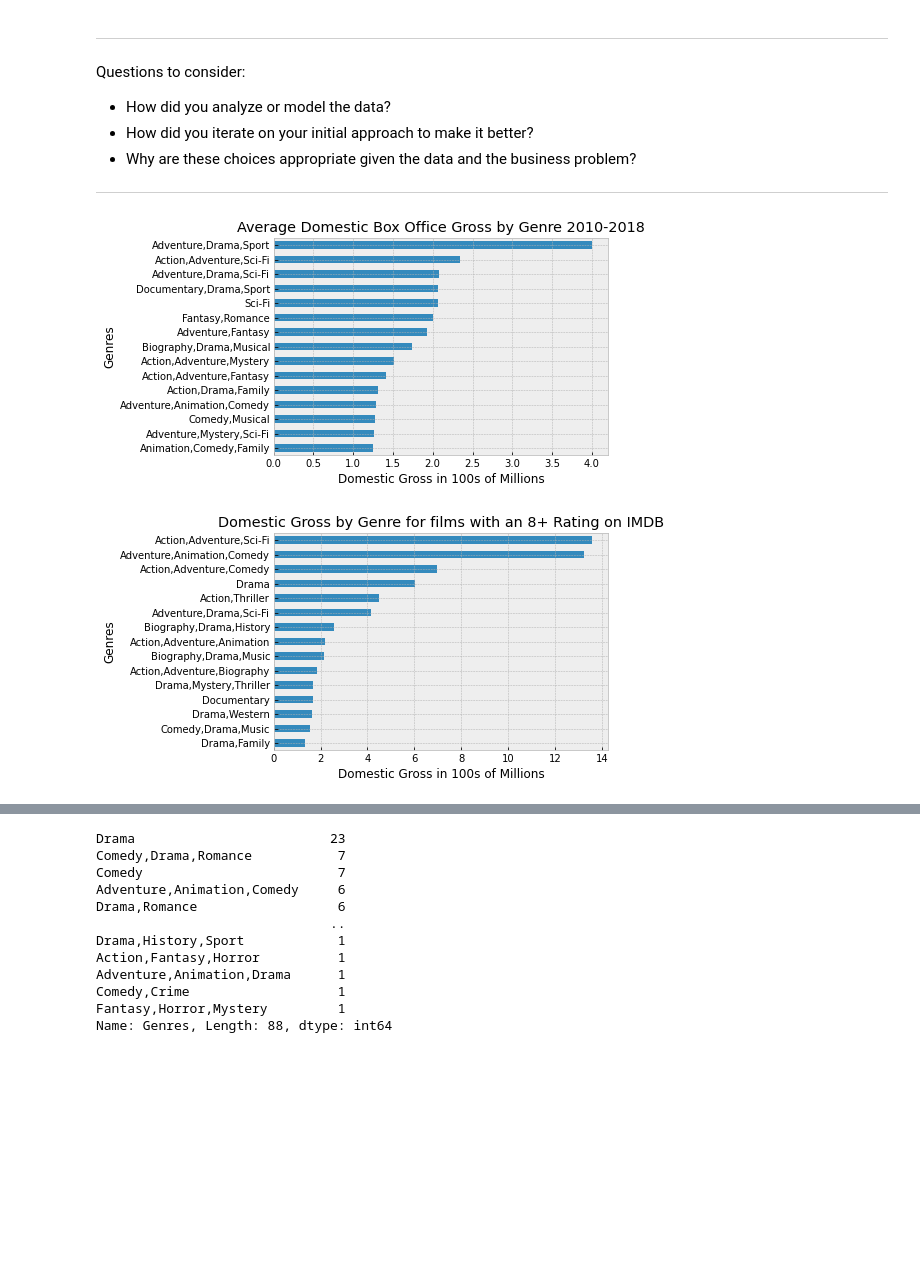
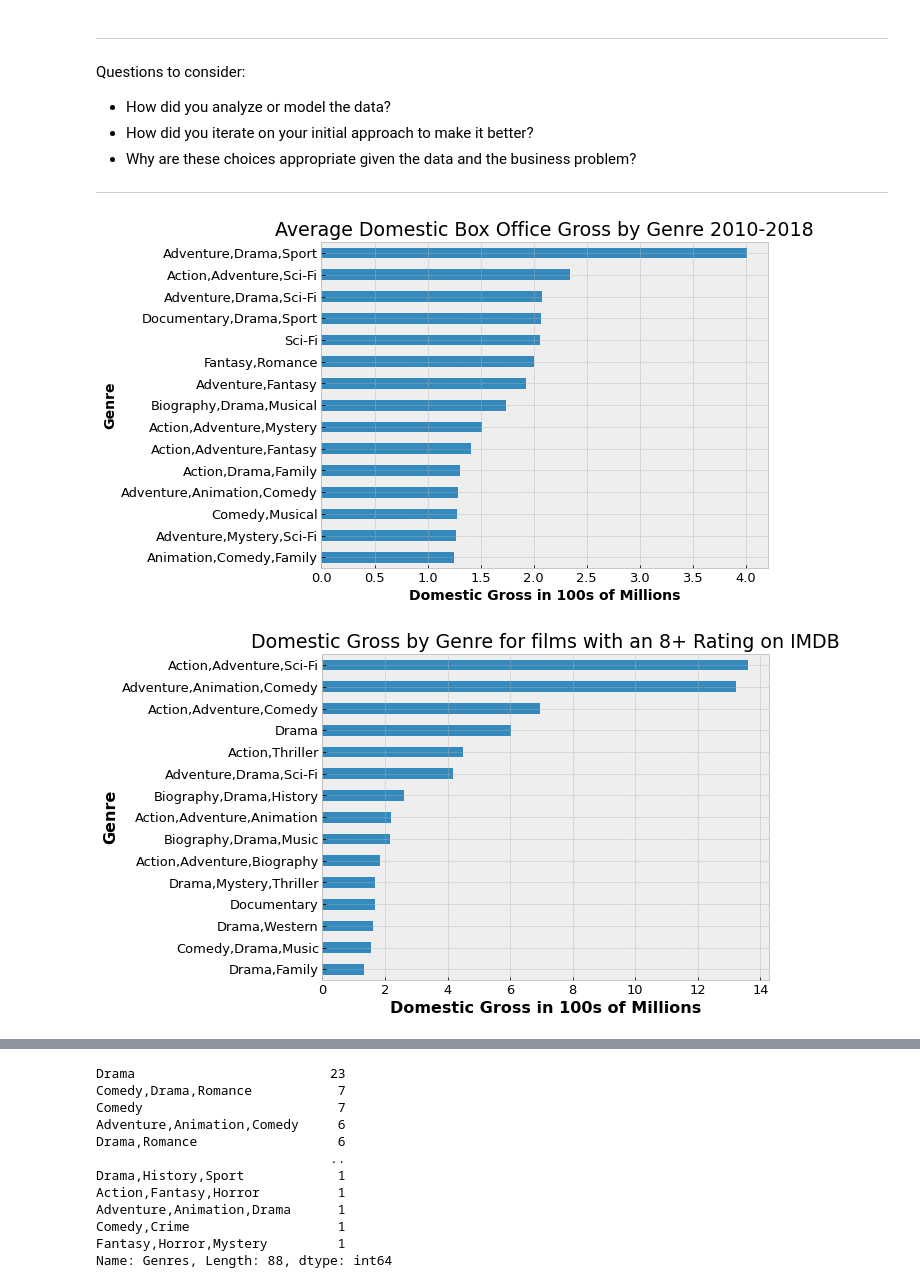
Before and after one commit to turtleduck18/phase-1-project, a Jupyter notebook: dsc-phase1-project-template-Copy2.ipynb, the cells around one changed output, grey strips where cells are left out. Saved outputs shown, nothing was run; the diff lists cells and outputs as text; code cells hidden in the pictures; blank space fills up the shorter version.

```diff
--- a/dsc-phase1-project-template-Copy2.ipynb
+++ b/dsc-phase1-project-template-Copy2.ipynb
@@ -377,24 +358,29 @@ Questions to consider:
 ***
 # %%
 with plt.style.context('bmh'):
-    (alljoined.groupby(['Genres'])['Domestic Gross'].mean().sort_values(ascending = False).head(15)/100000000).plot(kind = 'barh')
-    plt.title('Average Domestic Box Office Gross by Genre 2010-2018')
+    (alljoined.groupby(['Genres'])['Domestic Gross'].mean().sort_values(ascending = False).head(15)/100000000).plot(kind = 'barh', figsize = (8,6))
+    plt.title('Average Domestic Box Office Gross by Genre 2010-2018', fontsize = 19)
     plt.gca().invert_yaxis()
-    plt.xlabel('Domestic Gross in 100s of Millions')
-
+    plt.xlabel('Domestic Gross in 100s of Millions', fontsize = 14, fontweight = 'bold')
+    plt.ylabel('Genre', fontsize = 14, fontweight = 'bold')
+    plt.xticks(fontsize = 13)
+    plt.yticks(fontsize = 13)
 #highest grossing genre is Adventure/Drama/Sport
 # %% [output]
-[figure, old version]
+[figure, new version]
 # %%
 with plt.style.context('bmh'):
-    (alljoined_8_or_better.groupby(['Genres'])['Domestic Gross'].sum().sort_values(ascending = False).head(15)/100000000).plot(kind = 'barh')
-    plt.title('Domestic Gross by Genre for films with an 8+ Rating on IMDB')
+    (alljoined_8_or_better.groupby(['Genres'])['Domestic Gross'].sum().sort_values(ascending = False).head(15)/100000000).plot(kind = 'barh', figsize = (8,6))
+    plt.title('Domestic Gross by Genre for films with an 8+ Rating on IMDB', fontsize = 19)
     plt.gca().invert_yaxis()
-    plt.xlabel('Domestic Gross in 100s of Millions')
+    plt.xlabel('Domestic Gross in 100s of Millions', fontsize = 16, fontweight = 'bold')
+    plt.ylabel('Genre', fontsize = 16, fontweight = 'bold')
+    plt.xticks(fontsize = 13)
+    plt.yticks(fontsize = 13)
 
 #if you care about ratings, Action, Thriller, Adventure, Sci-Fi is the way to go
 # %% [output]
-[figure, old version]
+[figure, new version]
 # %%
 with plt.style.context('bmh'):
     (alljoined.groupby(['IMDB Year'])['Domestic Gross'].mean().sort_values(ascending = False).head(15)/10000000).plot(kind = 'barh')
```
Also changed, not shown: parts of 18 cells of this notebook.
